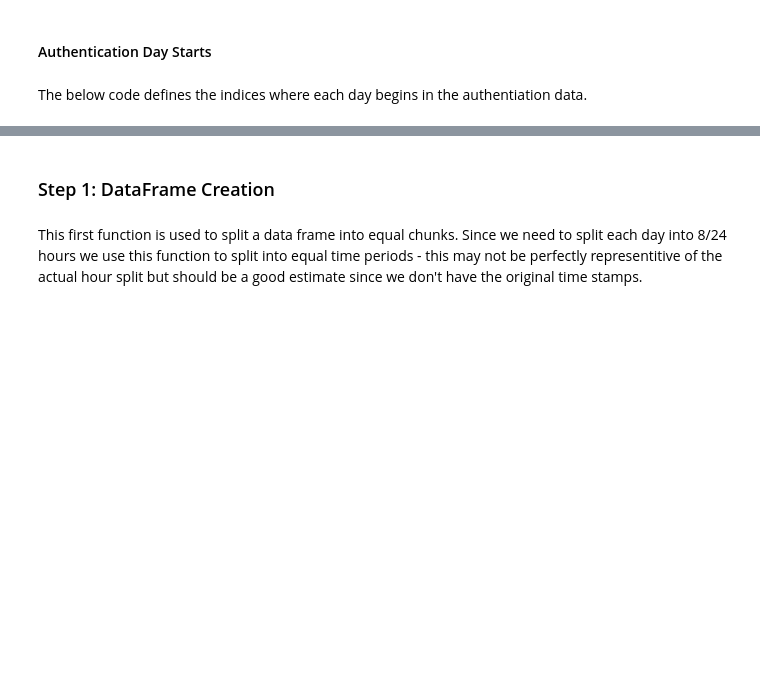
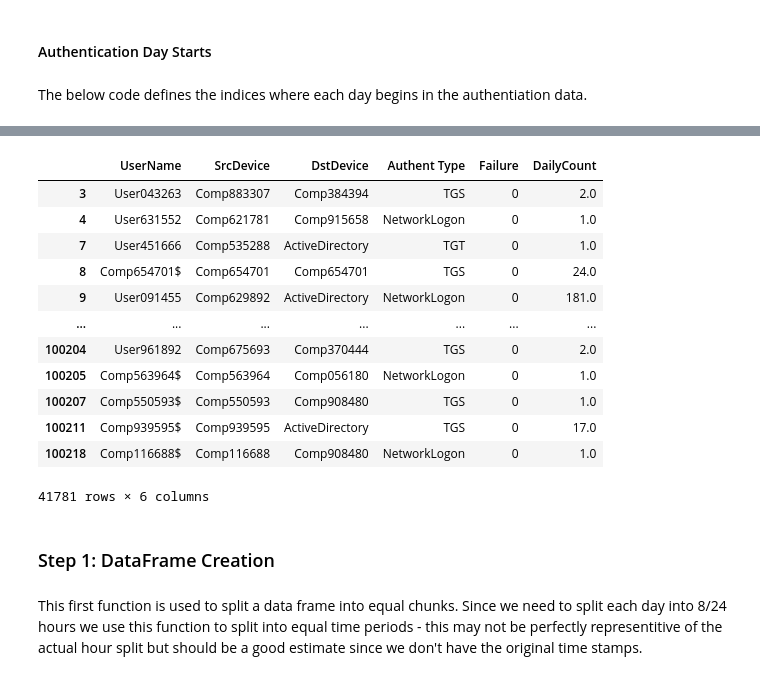
Before and after one commit to gabejg/Advanced-Cyber-Analytics-for-Attack-Detection, a Jupyter notebook: Gabriel/Copies of others work/Anomaly Detection from folder.ipynb, the cells around one changed output, grey strips where cells are left out. Saved outputs shown, nothing was run; the diff lists cells and outputs as text; code cells hidden in the pictures; blank space fills up the shorter version.

```diff
--- a/Gabriel/Copies of others work/Anomaly Detection from folder.ipynb
+++ b/Gabriel/Copies of others work/Anomaly Detection from folder.ipynb
@@ -156,0 +186,16 @@ auth_start_days.append(len(authentication_data))
+# %%
+authentication_data[auth_start_days[81]:auth_start_days[82]]
+# %% [output]
+|  | UserName | SrcDevice | DstDevice | Authent Type | Failure | DailyCount |
+| 3 | User043263 | Comp883307 | Comp384394 | TGS | 0 | 2.0 |
+| 4 | User631552 | Comp621781 | Comp915658 | NetworkLogon | 0 | 1.0 |
+| 7 | User451666 | Comp535288 | ActiveDirectory | TGT | 0 | 1.0 |
+| 8 | Comp654701$ | Comp654701 | Comp654701 | TGS | 0 | 24.0 |
+| 9 | User091455 | Comp629892 | ActiveDirectory | NetworkLogon | 0 | 181.0 |
+| ... | ... | ... | ... | ... | ... | ... |
+| 100204 | User961892 | Comp675693 | Comp370444 | TGS | 0 | 2.0 |
+| 100205 | Comp563964$ | Comp563964 | Comp056180 | NetworkLogon | 0 | 1.0 |
+| 100207 | Comp550593$ | Comp550593 | Comp908480 | TGS | 0 | 1.0 |
+| 100211 | Comp939595$ | Comp939595 | ActiveDirectory | TGS | 0 | 17.0 |
+| 100218 | Comp116688$ | Comp116688 | Comp908480 | NetworkLogon | 0 | 1.0 |
+41781 rows × 6 columns
```
Also changed, not shown: parts of 50 cells of this notebook, 8 other files.
